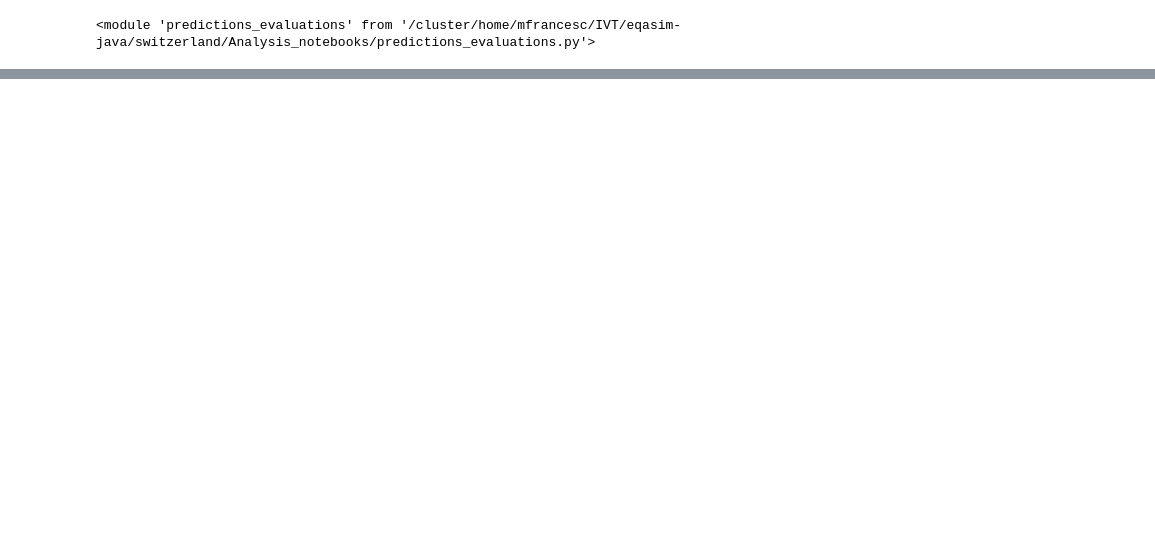
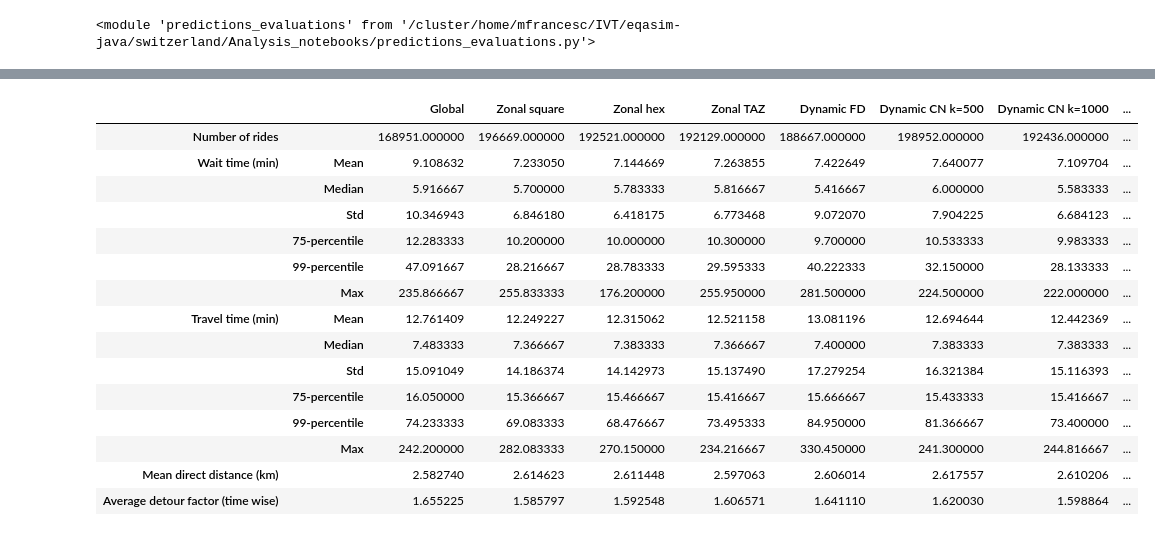
Before and after one commit to Sx-ETH/eqasim-java, a Jupyter notebook: switzerland/Analysis_notebooks/Predictions analysis.ipynb, the cells around one changed output, grey strips where cells are left out. Cells and saved outputs as stored; diff of their text form; code cells hidden in the pictures; blank space fills up the shorter version.

```diff
--- a/switzerland/Analysis_notebooks/Predictions analysis.ipynb
+++ b/switzerland/Analysis_notebooks/Predictions analysis.ipynb
@@ -82,2 +33,2 @@ display(plotting_utils.get_stats_table(data_zonal_hex['drt_trips_stats'][50]))
 # %%
-data_dynamic_FD = euler_utils.read_output(work_folder + 'dynamic_noDecay/dynamic_FD', last_iter=50)
+data_dynamic_FD = euler_utils.read_output(scratch_folder + 'dynamic_FD_expDecay', last_iter=last_iter)
@@ -103,4 +35,4 @@ display(plotting_utils.get_stats_table(data_dynamic_FD['drt_trips_stats'][50]))
 # %%
-data_dynamic_CN_k500 = euler_utils.read_output(work_folder + 'dynamic_noDecay/dynamic_CN_k500', last_iter=50)
-data_dynamic_CN_k1000 = euler_utils.read_output(work_folder + 'dynamic_noDecay/dynamic_CN_k1000', last_iter=50)
-data_dynamic_CN_k2000 = euler_utils.read_output(work_folder + 'dynamic_noDecay/dynamic_CN_k2000', last_iter=50)
+data_dynamic_CN_k500 = euler_utils.read_output(scratch_folder + 'dynamic_CN_k500_expDecay', last_iter=last_iter)
+data_dynamic_CN_k1000 = euler_utils.read_output(scratch_folder + 'dynamic_CN_k1000_expDecay', last_iter=last_iter)
+data_dynamic_CN_k2000 = euler_utils.read_output(scratch_folder + 'dynamic_CN_k2000_expDecay', last_iter=last_iter)
@@ -160,4 +39,4 @@ display(plotting_utils.get_stats_table(data_dynamic_CN_k2000['drt_trips_stats'][
 # %%
-data_dynamic_PN_km500 = euler_utils.read_output(work_folder + 'dynamic_noDecay/dynamic_PN_km500', last_iter=50)
-data_dynamic_PN_km1000 = euler_utils.read_output(work_folder + 'dynamic_noDecay/dynamic_PN_km1000', last_iter=50)
-data_dynamic_PN_km2000 = euler_utils.read_output(work_folder + 'dynamic_noDecay/dynamic_PN_km2000', last_iter=50)
+data_dynamic_PN_km500 = euler_utils.read_output(scratch_folder + 'dynamic_PN_km500_expDecay', last_iter=last_iter)
+data_dynamic_PN_km1000 = euler_utils.read_output(scratch_folder + 'dynamic_PN_km1000_expDecay', last_iter=last_iter)
+data_dynamic_PN_km2000 = euler_utils.read_output(scratch_folder + 'dynamic_PN_km2000_expDecay', last_iter=last_iter)
@@ -217,3 +43,36 @@ display(plotting_utils.get_stats_table(data_dynamic_PN_km2000['drt_trips_stats']
+# %%
+last_iter_dict = {
+    'Global': data_global['drt_trips_stats'][last_iter],
+    'Zonal square': data_zonal_square['drt_trips_stats'][last_iter],
+    'Zonal hex': data_zonal_hex['drt_trips_stats'][last_iter],
+    'Zonal TAZ': data_zonal_TAZ['drt_trips_stats'][last_iter],
+    'Dynamic FD': data_dynamic_FD['drt_trips_stats'][last_iter],
+    'Dynamic CN k=500': data_dynamic_CN_k500['drt_trips_stats'][last_iter],
+    'Dynamic CN k=1000': data_dynamic_CN_k1000['drt_trips_stats'][last_iter],
+    'Dynamic CN k=2000': data_dynamic_CN_k2000['drt_trips_stats'][last_iter],
+    'Dynamic PN km=500': data_dynamic_PN_km500['drt_trips_stats'][last_iter],
+    'Dynamic PN km=1000': data_dynamic_PN_km1000['drt_trips_stats'][last_iter],
+    'Dynamic PN km=2000': data_dynamic_PN_km2000['drt_trips_stats'][last_iter]
+}
+# %%
+display(plotting_utils.get_multiple_stats_table(last_iter_dict))
+# %% [output]
+|  |  | Global | Zonal square | Zonal hex | Zonal TAZ | Dynamic FD | Dynamic CN k=500 | Dynamic CN k=1000 | ... |
+| Number of rides |  | 168951.000000 | 196669.000000 | 192521.000000 | 192129.000000 | 188667.000000 | 198952.000000 | 192436.000000 | ... |
+| Wait time (min) | Mean | 9.108632 | 7.233050 | 7.144669 | 7.263855 | 7.422649 | 7.640077 | 7.109704 | ... |
+|  | Median | 5.916667 | 5.700000 | 5.783333 | 5.816667 | 5.416667 | 6.000000 | 5.583333 | ... |
+|  | Std | 10.346943 | 6.846180 | 6.418175 | 6.773468 | 9.072070 | 7.904225 | 6.684123 | ... |
+|  | 75-percentile | 12.283333 | 10.200000 | 10.000000 | 10.300000 | 9.700000 | 10.533333 | 9.983333 | ... |
+|  | 99-percentile | 47.091667 | 28.216667 | 28.783333 | 29.595333 | 40.222333 | 32.150000 | 28.133333 | ... |
+|  | Max | 235.866667 | 255.833333 | 176.200000 | 255.950000 | 281.500000 | 224.500000 | 222.000000 | ... |
+| Travel time (min) | Mean | 12.761409 | 12.249227 | 12.315062 | 12.521158 | 13.081196 | 12.694644 | 12.442369 | ... |
+|  | Median | 7.483333 | 7.366667 | 7.383333 | 7.366667 | 7.400000 | 7.383333 | 7.383333 | ... |
+|  | Std | 15.091049 | 14.186374 | 14.142973 | 15.137490 | 17.279254 | 16.321384 | 15.116393 | ... |
+|  | 75-percentile | 16.050000 | 15.366667 | 15.466667 | 15.416667 | 15.666667 | 15.433333 | 15.416667 | ... |
+|  | 99-percentile | 74.233333 | 69.083333 | 68.476667 | 73.495333 | 84.950000 | 81.366667 | 73.400000 | ... |
+|  | Max | 242.200000 | 282.083333 | 270.150000 | 234.216667 | 330.450000 | 241.300000 | 244.816667 | ... |
+| Mean direct distance (km) |  | 2.582740 | 2.614623 | 2.611448 | 2.597063 | 2.606014 | 2.617557 | 2.610206 | ... |
+| Average detour factor (time wise) |  | 1.655225 | 1.585797 | 1.592548 | 1.606571 | 1.641110 | 1.620030 | 1.598864 | ... |
 # %%
 print("Global")
 display(plotting_utils.show_stopwatch(work_folder + 'global_average'))
```
Also changed, not shown: parts of 22 cells of this notebook, 3 other files.
